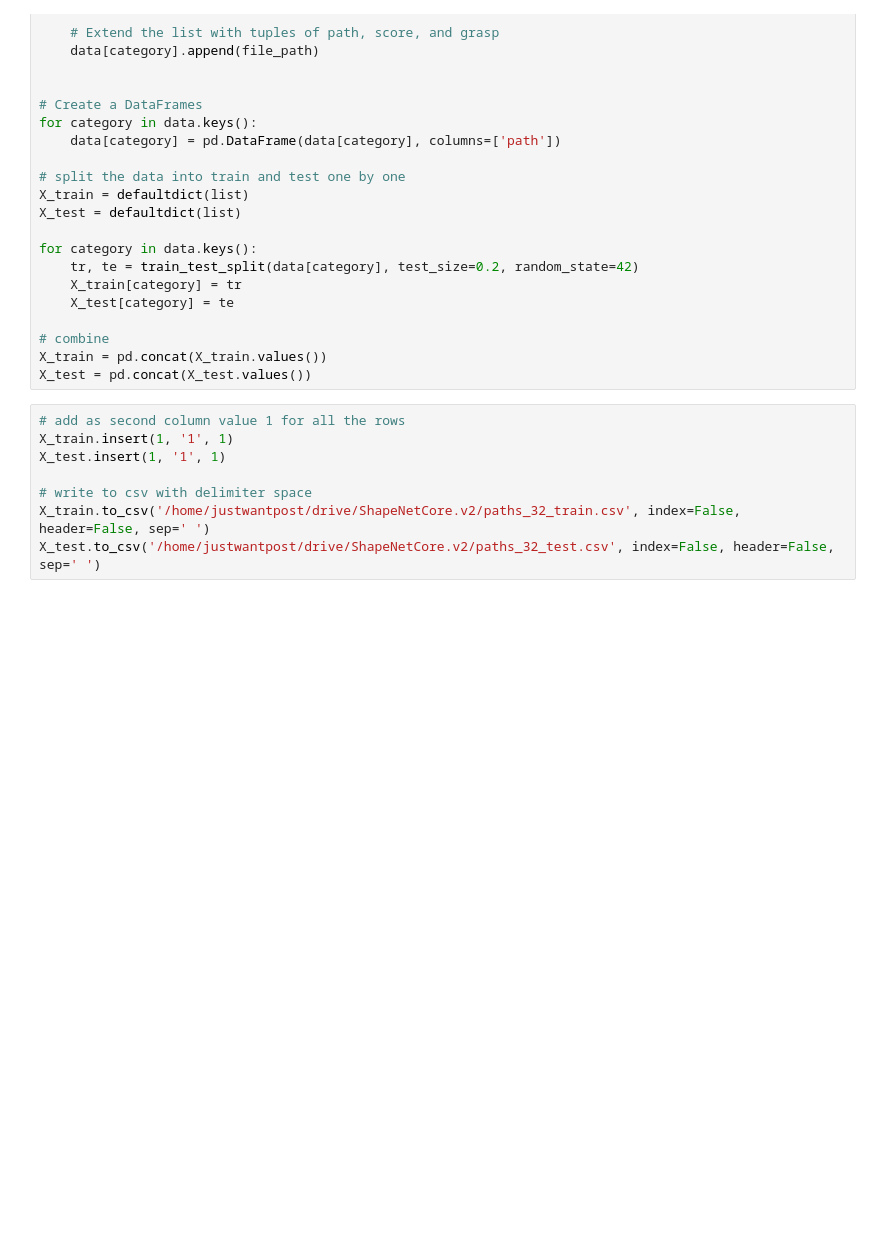
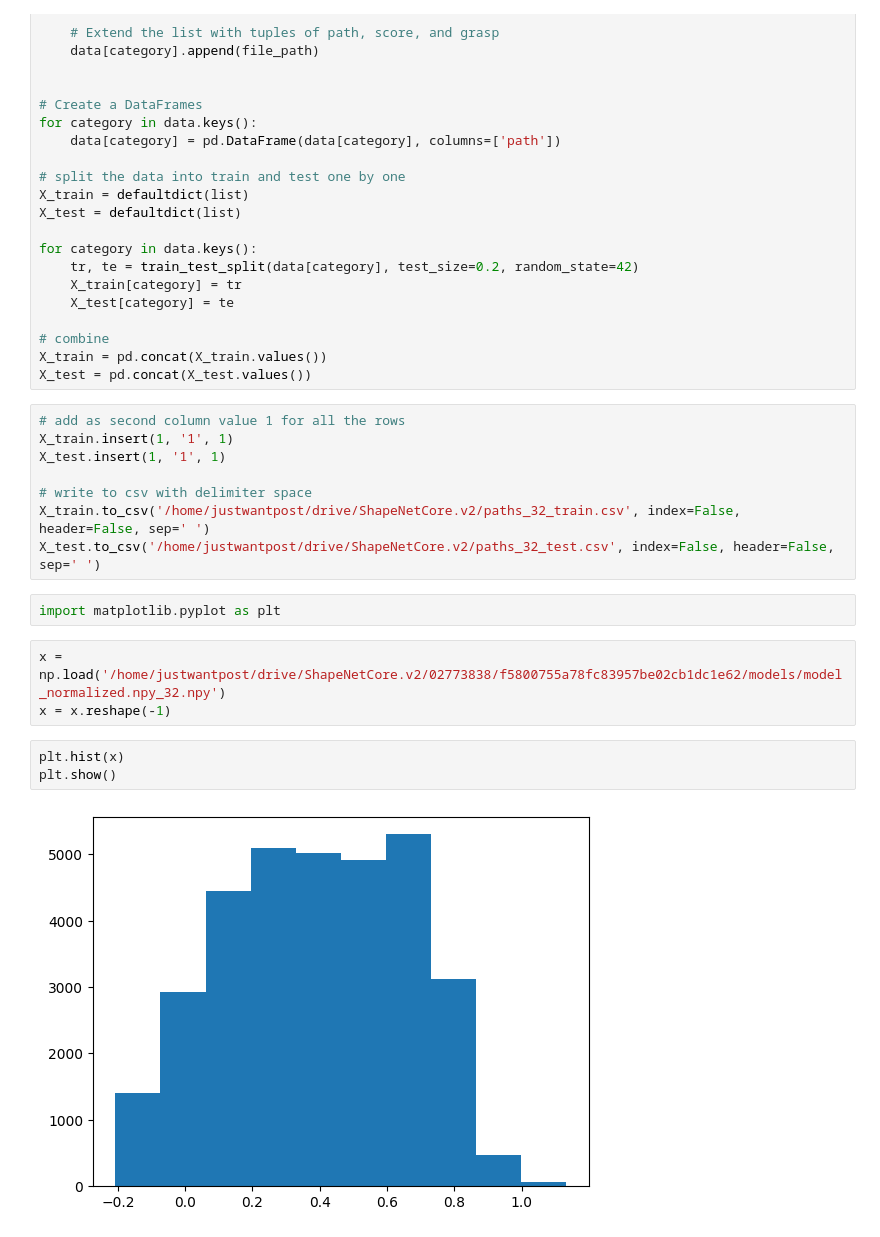
Before and after one commit to Kirili4ik/SDF-JEPA, a Jupyter notebook: data_preparation.ipynb, the cells around one changed output. Cells and saved outputs as stored; diff of their text form; blank space fills up the shorter version.

```diff
--- a/data_preparation.ipynb
+++ b/data_preparation.ipynb
@@ -57,3 +57,13 @@ X_test.insert(1, '1', 1)
 # write to csv with delimiter space
 X_train.to_csv('/home/justwantpost/drive/ShapeNetCore.v2/paths_32_train.csv', index=False, header=False, sep=' ')
 X_test.to_csv('/home/justwantpost/drive/ShapeNetCore.v2/paths_32_test.csv', index=False, header=False, sep=' ')
+# %%
+import matplotlib.pyplot as plt
+# %%
+x = np.load('/home/justwantpost/drive/ShapeNetCore.v2/02773838/f5800755a78fc83957be02cb1dc1e62/models/model_normalized.npy_32.npy')
+x = x.reshape(-1)
+# %%
+plt.hist(x)
+plt.show()
+# %% [output]
+[figure, added]
```
Also changed, not shown: parts of 6 cells of this notebook, 9 other files.
